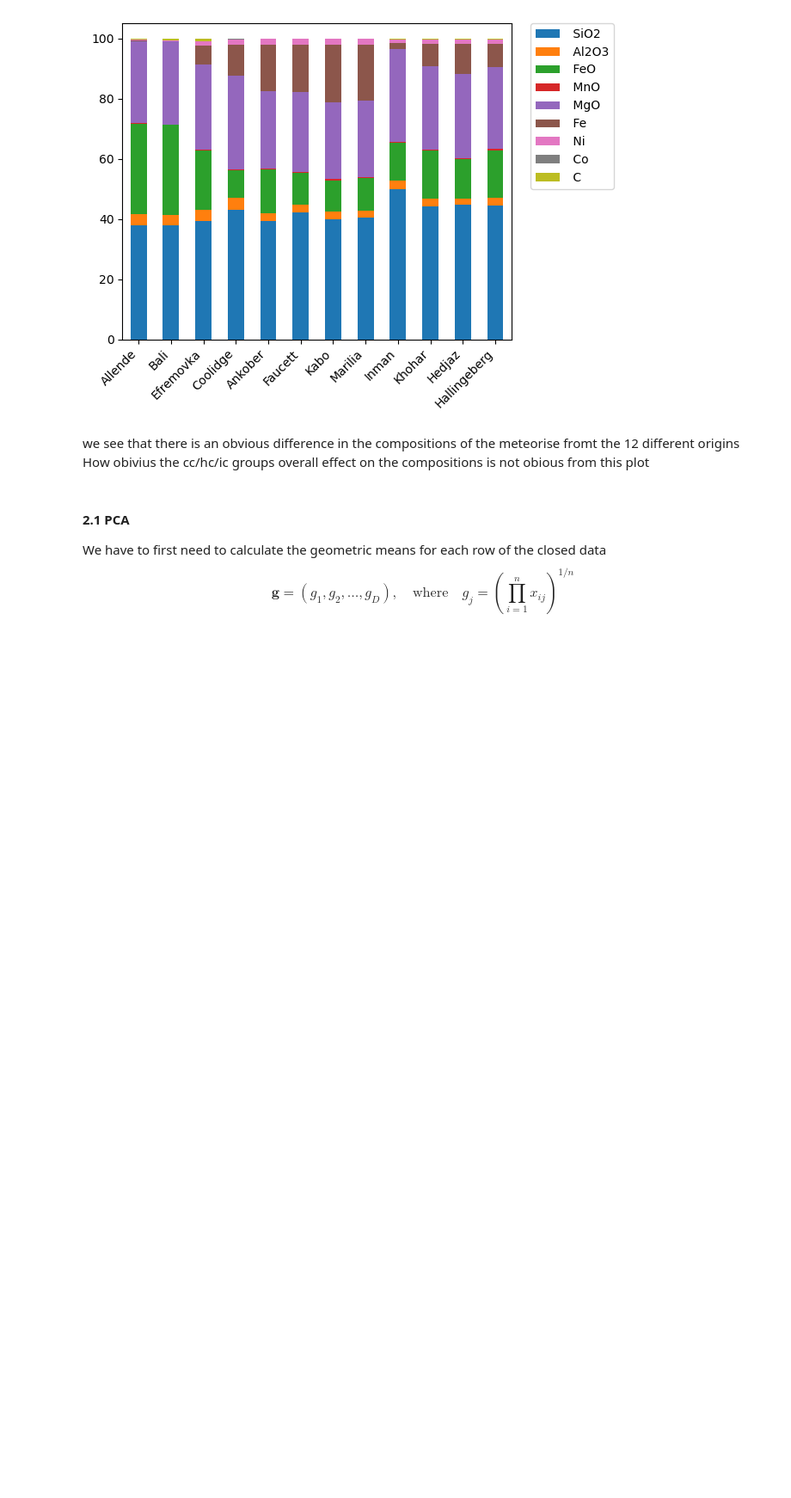
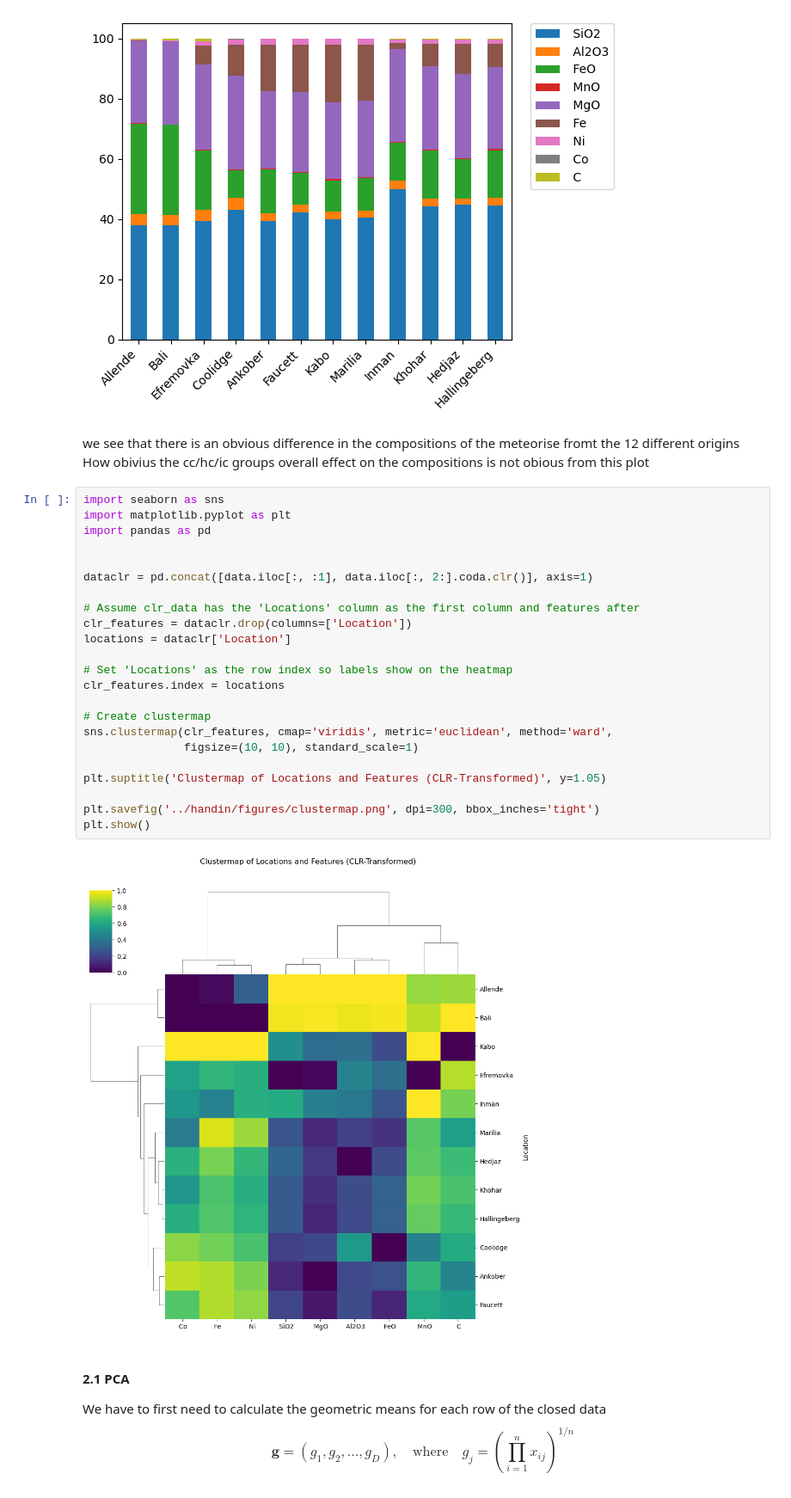
Before and after one commit to AntonWangDTU/coda_exam, a Jupyter notebook: src/2-meteorites.ipynb, the cells around one changed output. Shown: that part at 86% size. Saved outputs shown, nothing was run; the diff lists cells and outputs as text; blank space fills up the shorter version.

```diff
--- a/src/2-meteorites.ipynb
+++ b/src/2-meteorites.ipynb
@@ -64,6 +64,31 @@ plt.show()
 
 we see that there is an obvious difference in the compositions of the meteorise fromt the 12 different origins
 How obivius the cc/hc/ic groups overall effect on the compositions is not obious from this plot
+# %%
+import seaborn as sns
+import matplotlib.pyplot as plt
+import pandas as pd
+
+
+dataclr = pd.concat([data.iloc[:, :1], data.iloc[:, 2:].coda.clr()], axis=1)
+
+# Assume clr_data has the 'Locations' column as the first column and features after
+clr_features = dataclr.drop(columns=['Location'])
+locations = dataclr['Location']
+
+# Set 'Locations' as the row index so labels show on the heatmap
+clr_features.index = locations
+
+# Create clustermap
+sns.clustermap(clr_features, cmap='viridis', metric='euclidean', method='ward',
+               figsize=(10, 10), standard_scale=1)
+
+plt.suptitle('Clustermap of Locations and Features (CLR-Transformed)', y=1.05)
+
+plt.savefig('../handin/figures/clustermap.png', dpi=300, bbox_inches='tight')
+plt.show()
+# %% [output]
+[figure, added]
 # %% [markdown]
 #### 2.1 PCA
 
```
Also changed, not shown: 11 other files.
